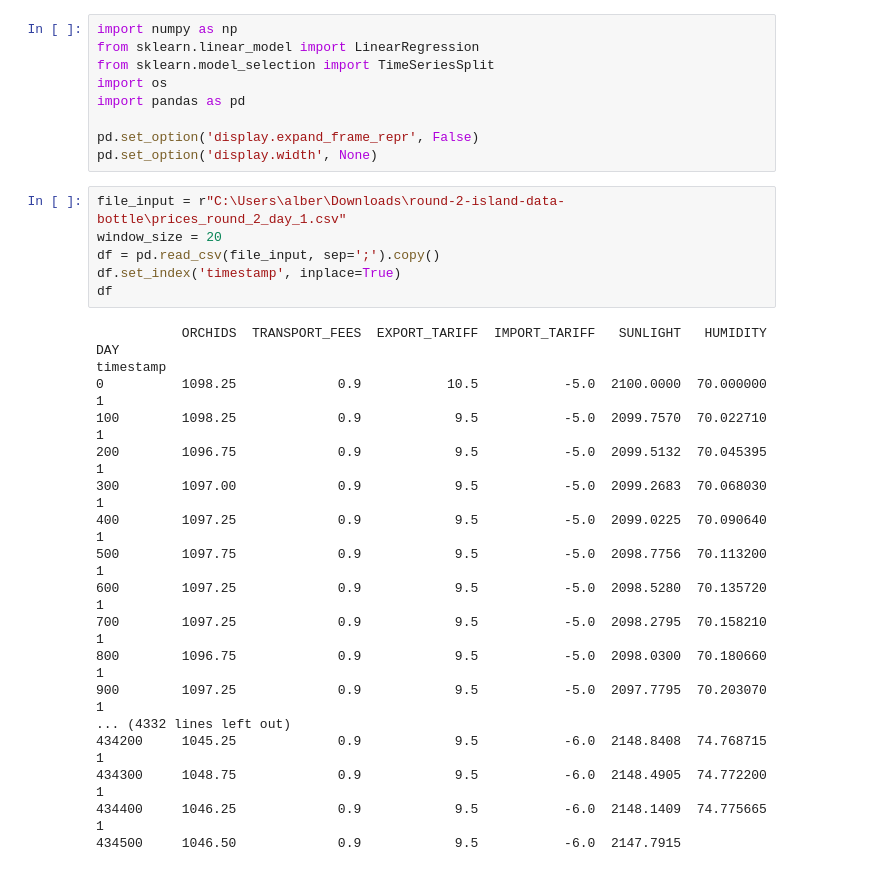
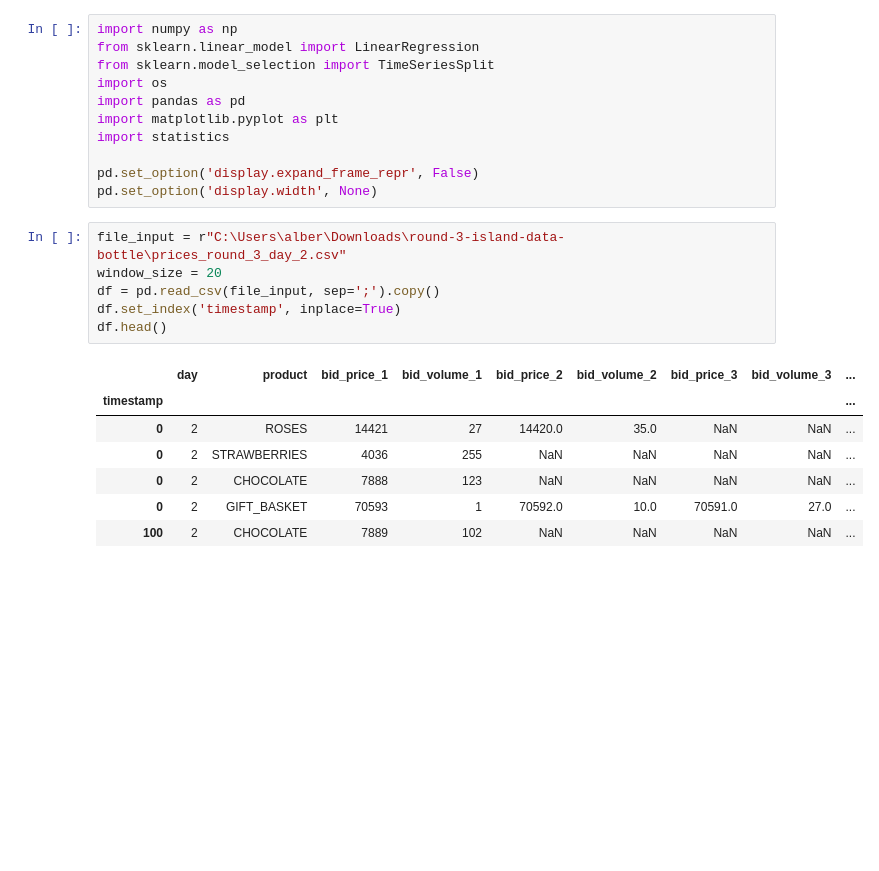
Before and after one commit to albertbw011/IMCProsperity, a Jupyter notebook: data.ipynb, the cells around one changed output. Drawn from its saved outputs; the diff is of its cells as text; blank space fills up the shorter version.

```diff
--- a/data.ipynb
+++ b/data.ipynb
@@ -4,30 +4,22 @@ from sklearn.linear_model import LinearRegression
 from sklearn.model_selection import TimeSeriesSplit
 import os
 import pandas as pd
+import matplotlib.pyplot as plt
+import statistics
 
 pd.set_option('display.expand_frame_repr', False)
 pd.set_option('display.width', None)
 # %%
-file_input = r"C:\Users\alber\Downloads\round-2-island-data-bottle\prices_round_2_day_1.csv"
+file_input = r"C:\Users\alber\Downloads\round-3-island-data-bottle\prices_round_3_day_2.csv"
 window_size = 20
 df = pd.read_csv(file_input, sep=';').copy()
 df.set_index('timestamp', inplace=True)
-df
+df.head()
 # %% [output]
-           ORCHIDS  TRANSPORT_FEES  EXPORT_TARIFF  IMPORT_TARIFF   SUNLIGHT   HUMIDITY  DAY
-timestamp
-0          1098.25             0.9           10.5           -5.0  2100.0000  70.000000    1
-100        1098.25             0.9            9.5           -5.0  2099.7570  70.022710    1
-200        1096.75             0.9            9.5           -5.0  2099.5132  70.045395    1
-300        1097.00             0.9            9.5           -5.0  2099.2683  70.068030    1
-400        1097.25             0.9            9.5           -5.0  2099.0225  70.090640    1
-500        1097.75             0.9            9.5           -5.0  2098.7756  70.113200    1
-600        1097.25             0.9            9.5           -5.0  2098.5280  70.135720    1
-700        1097.25             0.9            9.5           -5.0  2098.2795  70.158210    1
-800        1096.75             0.9            9.5           -5.0  2098.0300  70.180660    1
-900        1097.25             0.9            9.5           -5.0  2097.7795  70.203070    1
-... (4332 lines left out)
-434200     1045.25             0.9            9.5           -6.0  2148.8408  74.768715    1
-434300     1048.75             0.9            9.5           -6.0  2148.4905  74.772200    1
-434400     1046.25             0.9            9.5           -6.0  2148.1409  74.775665    1
-434500     1046.50             0.9            9.5           -6.0  2147.7915
+|  | day | product | bid_price_1 | bid_volume_1 | bid_price_2 | bid_volume_2 | bid_price_3 | bid_volume_3 | ... |
+| timestamp |  |  |  |  |  |  |  |  | ... |
+| 0 | 2 | ROSES | 14421 | 27 | 14420.0 | 35.0 | NaN | NaN | ... |
+| 0 | 2 | STRAWBERRIES | 4036 | 255 | NaN | NaN | NaN | NaN | ... |
+| 0 | 2 | CHOCOLATE | 7888 | 123 | NaN | NaN | NaN | NaN | ... |
+| 0 | 2 | GIFT_BASKET | 70593 | 1 | 70592.0 | 10.0 | 70591.0 | 27.0 | ... |
+| 100 | 2 | CHOCOLATE | 7889 | 102 | NaN | NaN | NaN | NaN | ... |
```
Also changed, not shown: parts of 3 cells of this notebook, 13 other files.
